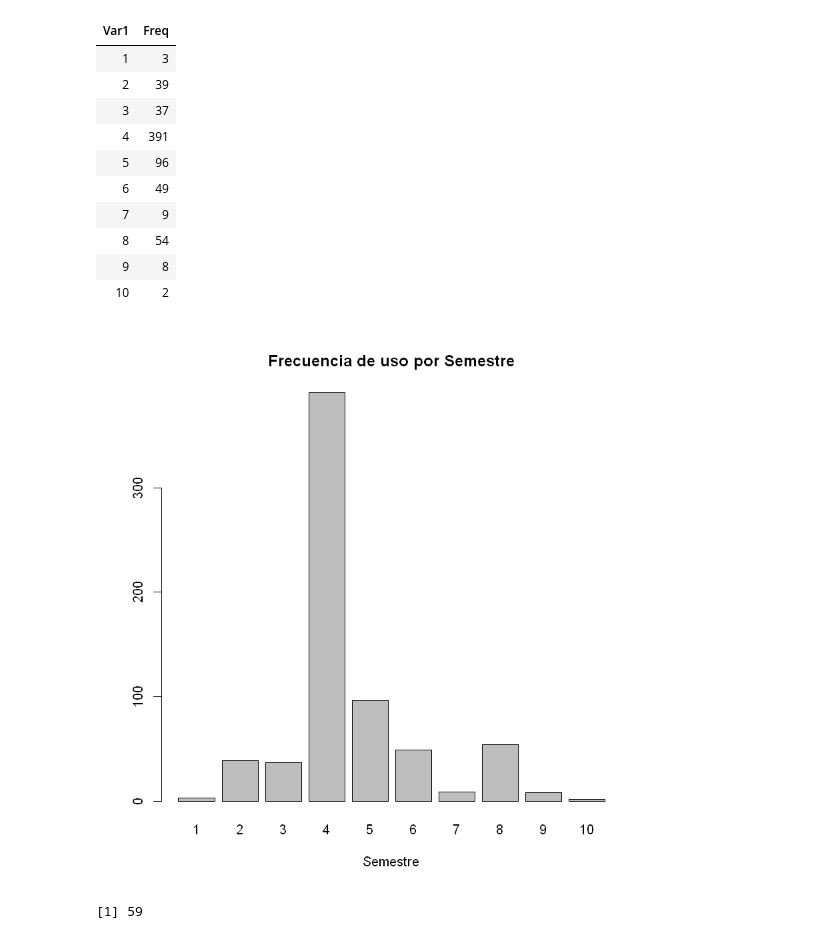
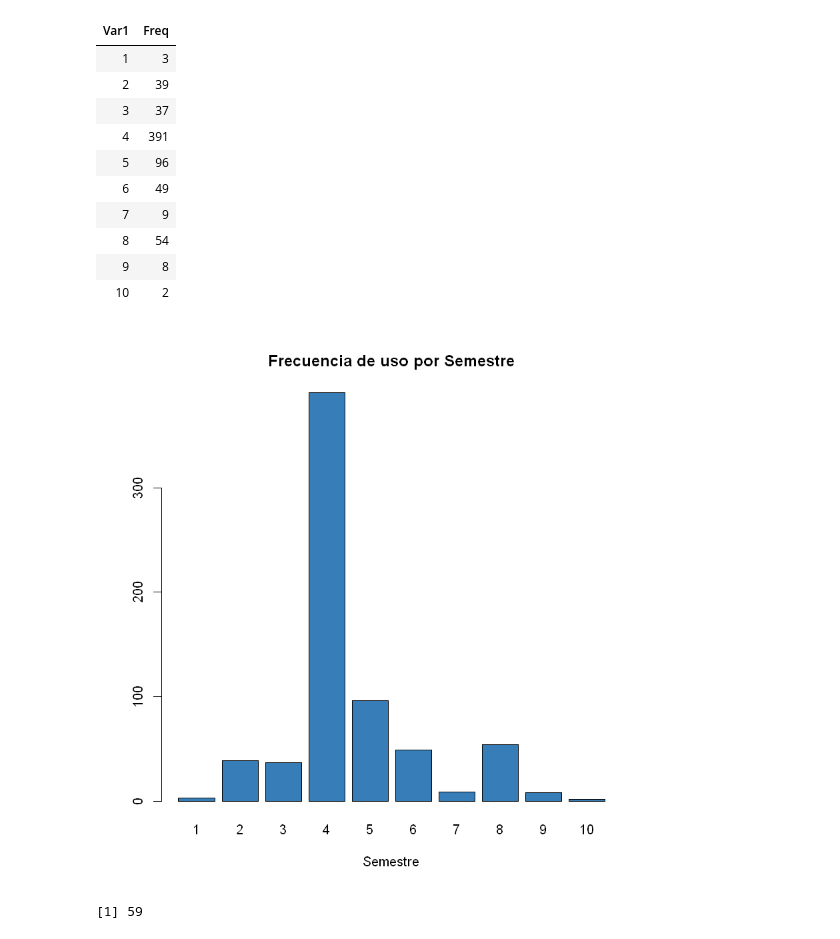
Before and after one commit to Yagwar/Proyectos, a Jupyter notebook: Analisis Métricas Lab.ipynb, the cells around one changed output. Saved outputs shown, nothing was run; the diff lists cells and outputs as text; code cells hidden in the pictures.

```diff
--- a/Analisis Métricas Lab.ipynb
+++ b/Analisis Métricas Lab.ipynb
@@ -119,24 +120,24 @@ par(mai=c(1,1,1,1))
 # %%
 
 #####Semestre
 data.frame(table(dat_1$semstre))
-barplot(
+barplot(col=2,
 	table(dat_1$semstre),
 	main="Frecuencia de uso por Semestre",
 	xlab="Semestre")
 # %% [output]
 | Var1 | Freq |
 | 1 | 3 |
 | 2 | 39 |
 | 3 | 37 |
 | 4 | 391 |
 | 5 | 96 |
 | 6 | 49 |
 | 7 | 9 |
 | 8 | 54 |
 | 9 | 8 |
 | 10 | 2 |
-[figure, old version]
+[figure, new version]
 # %%
 
 #################################
```
Also changed, not shown: parts of 12 cells of this notebook.
